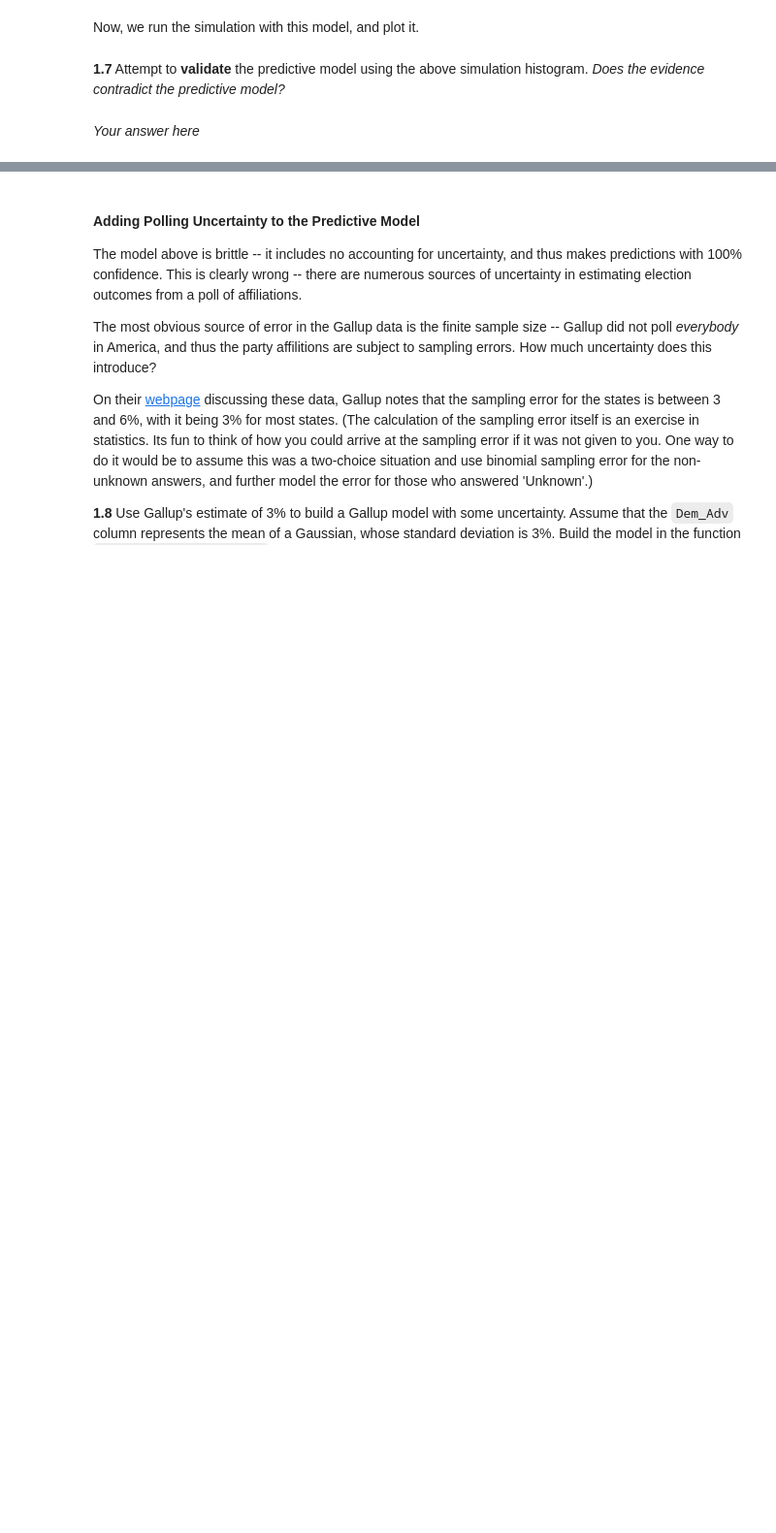
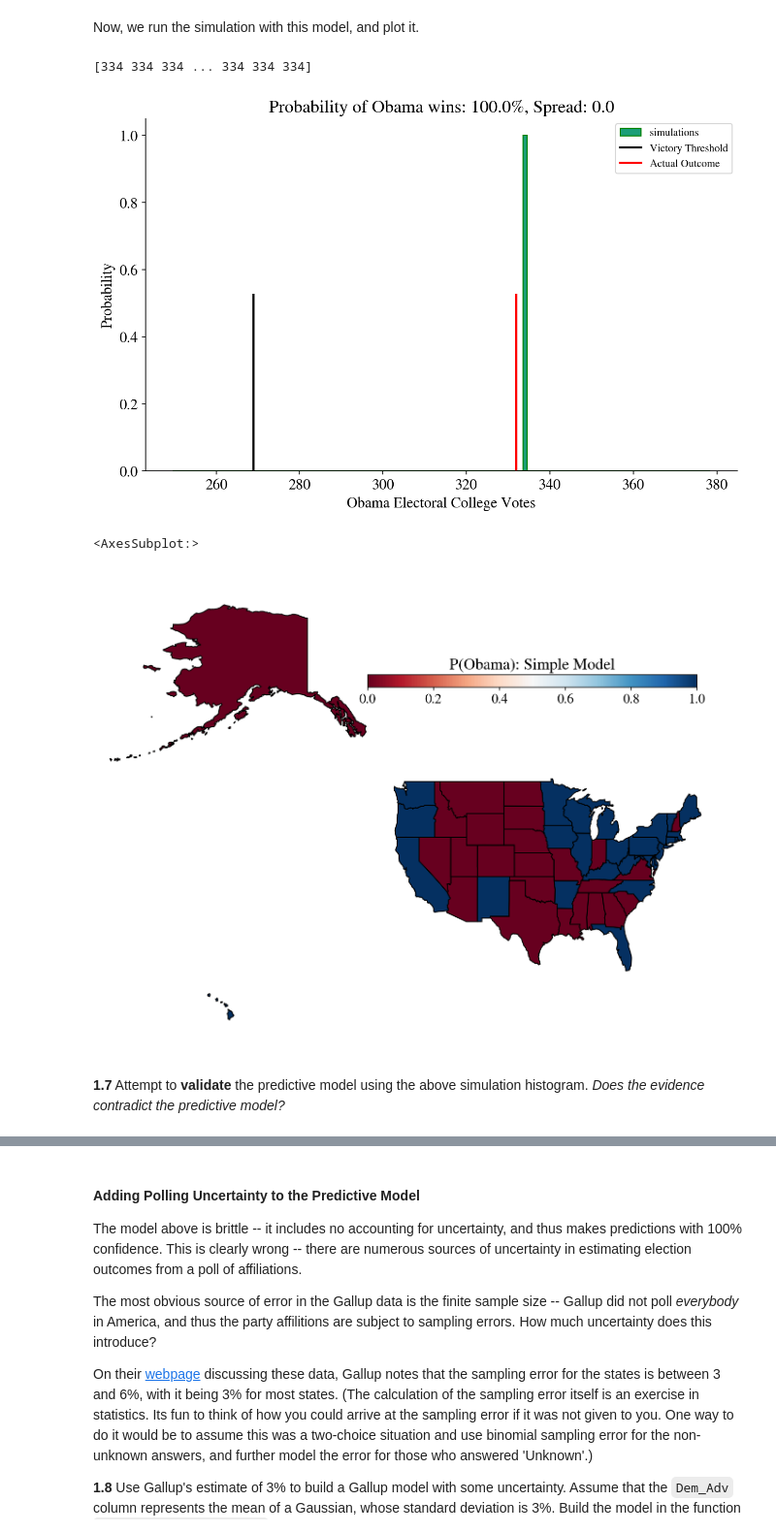
Before and after one commit to santiagoa88g/CS1092015, a Jupyter notebook: HW2.ipynb, the cells around one changed output, grey strips where cells are left out. Shown at 97% size. Drawn from its saved outputs; the diff is of its cells as text; code cells hidden in the pictures; blank space fills up the shorter version.

```diff
--- a/HW2.ipynb
+++ b/HW2.ipynb
@@ -352,7 +352,6 @@ results : Numpy array with n_sim elements
 import random
 
 def simulate_election(model, n_sim) :
-    wvotes = np.zeros(n_sim)
     sim = np.random.uniform(size=(51,n_sim))
     ovotes = (sim < model.Obama.values.reshape(-1, 1)) * model.Votes.values.reshape(-1,1)
     results = ovotes.sum(axis=0)
@@ -411,7 +410,8 @@ def plot_simulation(result) :
     q5 = quant[0]
     q95 = quant[1]
     diffq = q95-q5
-    winp = powin*100
+    pwin = ((result >= 269 ).sum())/n_sim
+    winp = pwin*100
     #Display the probability of an Obama victory
     plt.xlabel('Obama Electoral College Votes')
     plt.ylabel('Probability')
@@ -465,6 +465,6 @@ We will start with a simple forecast model. We will try to predict the outcome o
 
 Gallup measures the political leaning of each state, based on asking random people which party they identify or affiliate with. [Here's the data](http://www.gallup.com/poll/156437/heavily-democratic-states-concentrated-east.aspx#2) they collected from January-June of 2012:
 # %%
-gallup_2012=pd.read_csv("data/g12.csv").set_index('State')
+gallup_2012=pd.read_csv("https://raw.githubusercontent.com/santiagoa88g/CS1092015/master/DataHw2/g12.csv").set_index('State')
 gallup_2012["Unknown"] = 100 - gallup_2012.Democrat - gallup_2012.Republican
 gallup_2012.head()
@@ -473,6 +481,7 @@ Each row lists a state, the percent of surveyed individuals who identify as Demo
 
 **1.6** This survey can be used to predict the outcome of each State's election. The simplest forecast model assigns 100% probability that the state will vote for the majority party.  *Implement this simple forecast*.
 # %%
+#
 """
 Function
 --------
@@ -505,3 +514,10 @@ Name: Arizona, dtype: float64
 """
 
 #your code here
+def simple_gallup_model(model):
+    model['Obama'] = (model.Dem_Adv > 0).astype(int)
+    return model
+
+print(simple_gallup_model(gallup_2012).loc['Florida'],'\n')
+print(simple_gallup_model(gallup_2012).loc['Arizona'])
+simple_gallup_model(gallup_2012).head()
@@ -510,12 +549,17 @@ Now, we run the simulation with this model, and plot it.
 # %%
 model = simple_gallup_model(gallup_2012)
 model = model.join(electoral_votes)
+model
 prediction = simulate_election(model, 10000)
+print(prediction)
 
 plot_simulation(prediction)
 plt.show()
 make_map(model.Obama, "P(Obama): Simple Model")
+# %% [output]
+[334 334 334 ... 334 334 334]
+[figure, added]
+<AxesSubplot:>
+[figure, added]
 # %% [markdown]
 **1.7** Attempt to **validate** the predictive model using the above simulation histogram. *Does the evidence contradict the predictive model?*
-# %% [markdown]
-*Your answer here*
```
Also changed, not shown: parts of 3 cells of this notebook.
